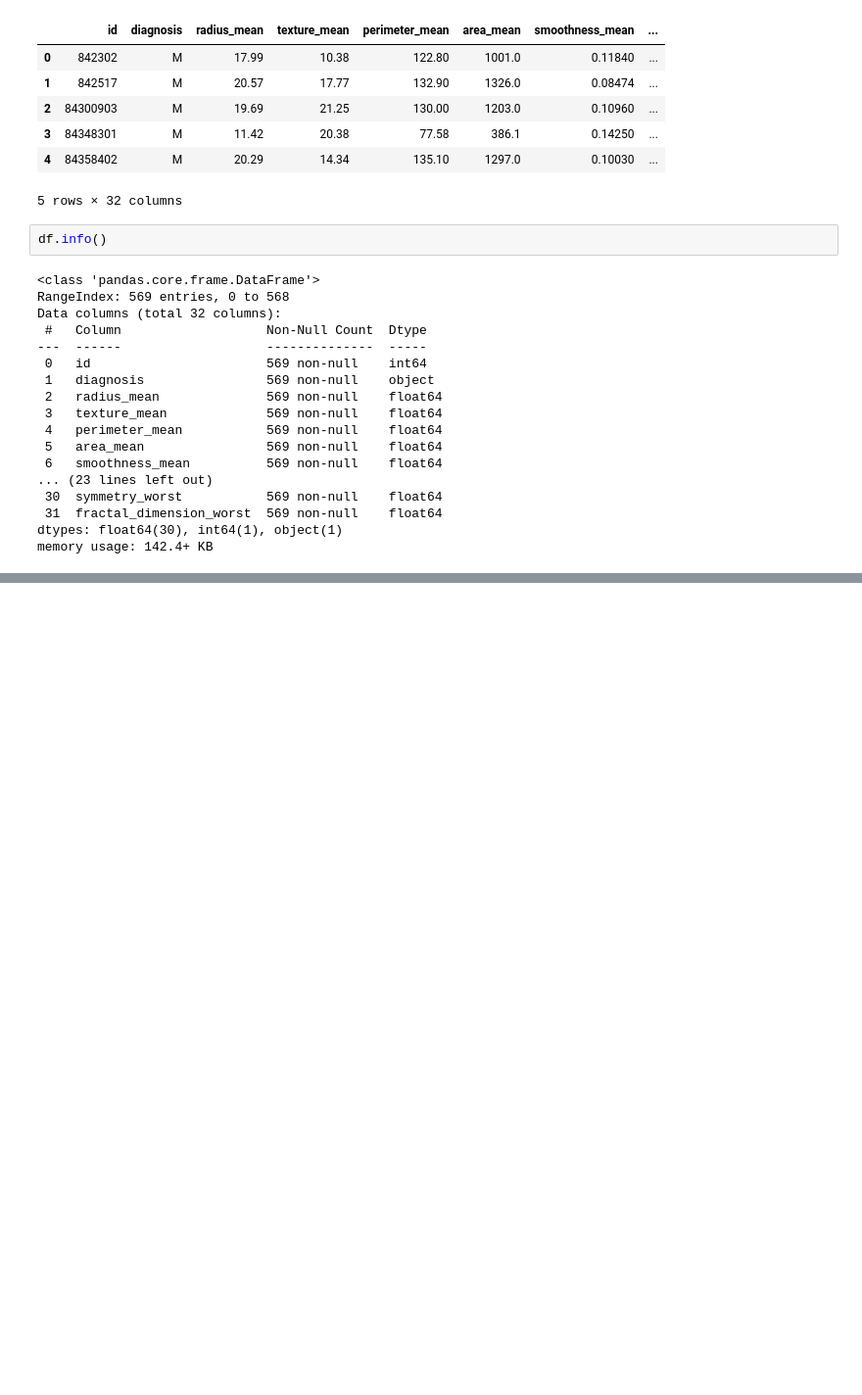
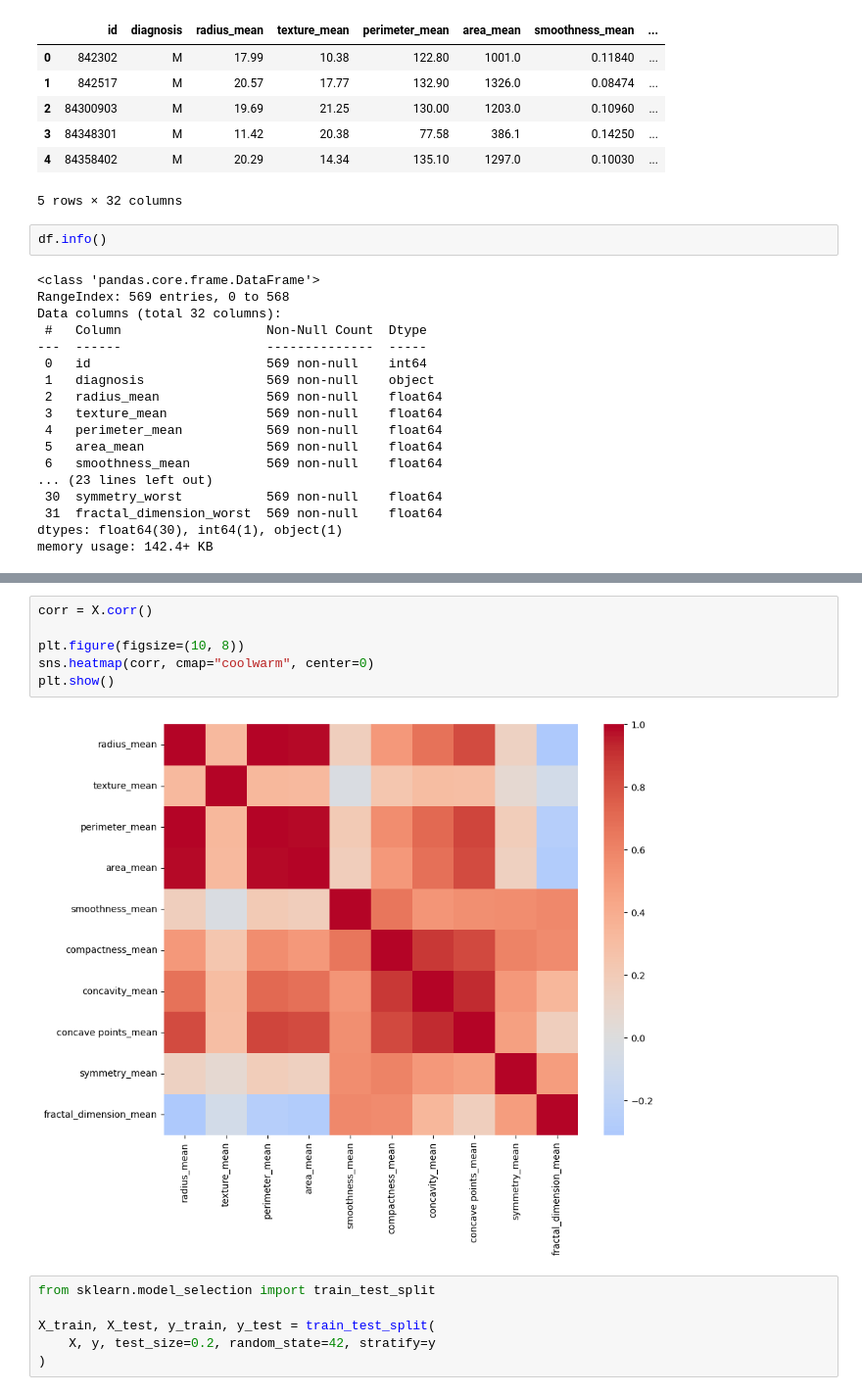
Before and after one commit to arslanrejepov/classical-machine-learning-models, a Jupyter notebook: classification/decision_tree.ipynb, the cells around one changed output, grey strips where cells are left out. Shown at 98% size. Drawn from its saved outputs; the diff is of its cells as text; blank space fills up the shorter version.

```diff
--- a/classification/decision_tree.ipynb
+++ b/classification/decision_tree.ipynb
@@ -38,0 +80,14 @@ memory usage: 142.4+ KB
+# %%
+corr = X.corr()
+
+plt.figure(figsize=(10, 8))
+sns.heatmap(corr, cmap="coolwarm", center=0)
+plt.show()
+# %% [output]
+[figure, added]
+# %%
+from sklearn.model_selection import train_test_split
+
+X_train, X_test, y_train, y_test = train_test_split(
+    X, y, test_size=0.2, random_state=42, stratify=y
+)
```
Also changed, not shown: parts of 12 cells of this notebook.
